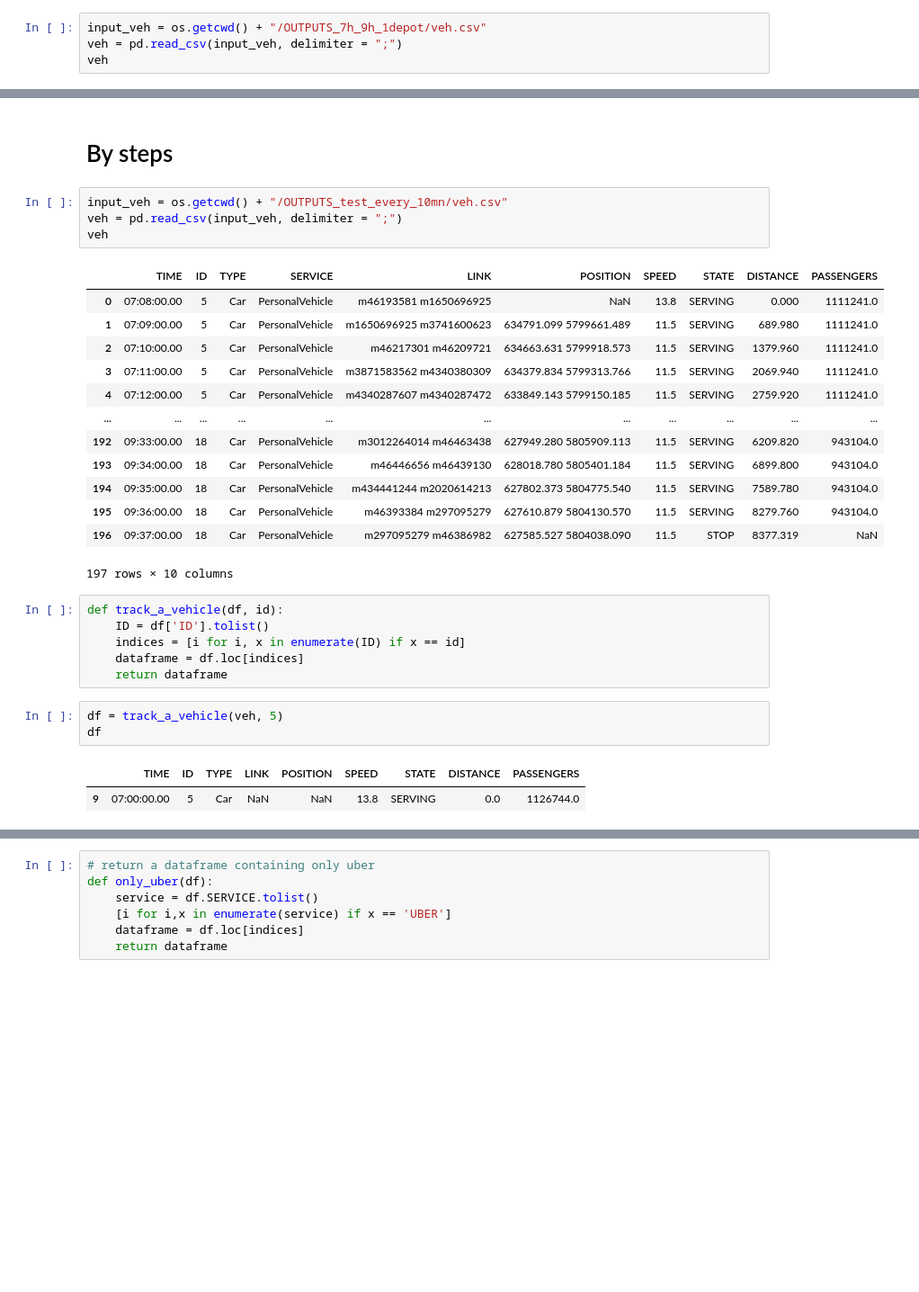
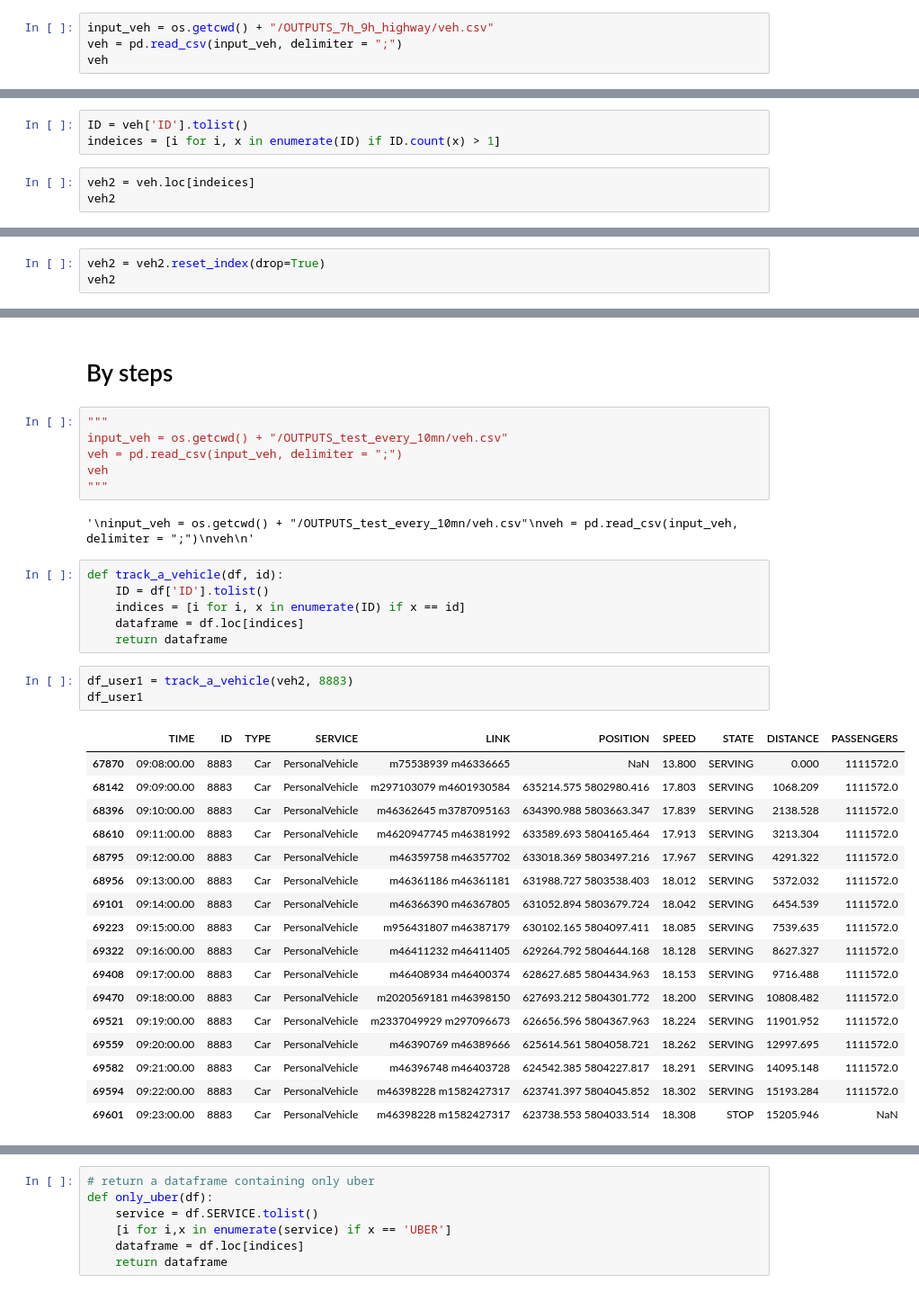
Before and after one commit to Xinyun77/stage_4A, a Jupyter notebook: Indicateur.ipynb, the cells around one changed output, grey strips where cells are left out. Shown at 90% size. Cells and saved outputs as stored; diff of their text form; blank space fills up the shorter version.

```diff
--- a/Indicateur.ipynb
+++ b/Indicateur.ipynb
@@ -9,5 +10,5 @@ from statistics import mean
 # %%
-input_veh = os.getcwd() + "/OUTPUTS_7h_9h_1depot/veh.csv"
+input_veh = os.getcwd() + "/OUTPUTS_7h_9h_highway/veh.csv"
 veh = pd.read_csv(input_veh, delimiter = ";")
 veh
 # %% [output]
@@ -26,0 +35,6 @@ veh
+# %%
+ID = veh['ID'].tolist()
+indeices = [i for i, x in enumerate(ID) if ID.count(x) > 1]
+# %%
+veh2 = veh.loc[indeices]
+veh2
@@ -26,0 +55,3 @@ veh
+# %%
+veh2 = veh2.reset_index(drop=True)
+veh2
@@ -45,23 +94,13 @@ path
 # %% [markdown]
 # By steps
 # %%
+"""
 input_veh = os.getcwd() + "/OUTPUTS_test_every_10mn/veh.csv"
 veh = pd.read_csv(input_veh, delimiter = ";")
 veh
+"""
 # %% [output]
-|  | TIME | ID | TYPE | SERVICE | LINK | POSITION | SPEED | STATE | DISTANCE | PASSENGERS |
-| 0 | 07:08:00.00 | 5 | Car | PersonalVehicle | m46193581 m1650696925 | NaN | 13.8 | SERVING | 0.000 | 1111241.0 |
-| 1 | 07:09:00.00 | 5 | Car | PersonalVehicle | m1650696925 m3741600623 | 634791.099 5799661.489 | 11.5 | SERVING | 689.980 | 1111241.0 |
-| 2 | 07:10:00.00 | 5 | Car | PersonalVehicle | m46217301 m46209721 | 634663.631 5799918.573 | 11.5 | SERVING | 1379.960 | 1111241.0 |
-| 3 | 07:11:00.00 | 5 | Car | PersonalVehicle | m3871583562 m4340380309 | 634379.834 5799313.766 | 11.5 | SERVING | 2069.940 | 1111241.0 |
-| 4 | 07:12:00.00 | 5 | Car | PersonalVehicle | m4340287607 m4340287472 | 633849.143 5799150.185 | 11.5 | SERVING | 2759.920 | 1111241.0 |
-| ... | ... | ... | ... | ... | ... | ... | ... | ... | ... | ... |
-| 192 | 09:33:00.00 | 18 | Car | PersonalVehicle | m3012264014 m46463438 | 627949.280 5805909.113 | 11.5 | SERVING | 6209.820 | 943104.0 |
-| 193 | 09:34:00.00 | 18 | Car | PersonalVehicle | m46446656 m46439130 | 628018.780 5805401.184 | 11.5 | SERVING | 6899.800 | 943104.0 |
-| 194 | 09:35:00.00 | 18 | Car | PersonalVehicle | m434441244 m2020614213 | 627802.373 5804775.540 | 11.5 | SERVING | 7589.780 | 943104.0 |
-| 195 | 09:36:00.00 | 18 | Car | PersonalVehicle | m46393384 m297095279 | 627610.879 5804130.570 | 11.5 | SERVING | 8279.760 | 943104.0 |
-| 196 | 09:37:00.00 | 18 | Car | PersonalVehicle | m297095279 m46386982 | 627585.527 5804038.090 | 11.5 | STOP | 8377.319 | NaN |
-197 rows × 10 columns
+'\ninput_veh = os.getcwd() + "/OUTPUTS_test_every_10mn/veh.csv"\nveh = pd.read_csv(input_veh, delimiter = ";")\nveh\n'
 # %%
 def track_a_vehicle(df, id):
     ID = df['ID'].tolist()
@@ -69,8 +108,23 @@ def track_a_vehicle(df, id):
     dataframe = df.loc[indices]
     return dataframe
 # %%
-df = track_a_vehicle(veh, 5)
-df
+df_user1 = track_a_vehicle(veh2, 8883)
+df_user1
 # %% [output]
-|  | TIME | ID | TYPE | LINK | POSITION | SPEED | STATE | DISTANCE | PASSENGERS |
-| 9 | 07:00:00.00 | 5 | Car | NaN | NaN | 13.8 | SERVING | 0.0 | 1126744.0 |
+|  | TIME | ID | TYPE | SERVICE | LINK | POSITION | SPEED | STATE | DISTANCE | PASSENGERS |
+| 67870 | 09:08:00.00 | 8883 | Car | PersonalVehicle | m75538939 m46336665 | NaN | 13.800 | SERVING | 0.000 | 1111572.0 |
+| 68142 | 09:09:00.00 | 8883 | Car | PersonalVehicle | m297103079 m4601930584 | 635214.575 5802980.416 | 17.803 | SERVING | 1068.209 | 1111572.0 |
+| 68396 | 09:10:00.00 | 8883 | Car | PersonalVehicle | m46362645 m3787095163 | 634390.988 5803663.347 | 17.839 | SERVING | 2138.528 | 1111572.0 |
+| 68610 | 09:11:00.00 | 8883 | Car | PersonalVehicle | m4620947745 m46381992 | 633589.693 5804165.464 | 17.913 | SERVING | 3213.304 | 1111572.0 |
+| 68795 | 09:12:00.00 | 8883 | Car | PersonalVehicle | m46359758 m46357702 | 633018.369 5803497.216 | 17.967 | SERVING | 4291.322 | 1111572.0 |
+| 68956 | 09:13:00.00 | 8883 | Car | PersonalVehicle | m46361186 m46361181 | 631988.727 5803538.403 | 18.012 | SERVING | 5372.032 | 1111572.0 |
+| 69101 | 09:14:00.00 | 8883 | Car | PersonalVehicle | m46366390 m46367805 | 631052.894 5803679.724 | 18.042 | SERVING | 6454.539 | 1111572.0 |
+| 69223 | 09:15:00.00 | 8883 | Car | PersonalVehicle | m956431807 m46387179 | 630102.165 5804097.411 | 18.085 | SERVING | 7539.635 | 1111572.0 |
+| 69322 | 09:16:00.00 | 8883 | Car | PersonalVehicle | m46411232 m46411405 | 629264.792 5804644.168 | 18.128 | SERVING | 8627.327 | 1111572.0 |
+| 69408 | 09:17:00.00 | 8883 | Car | PersonalVehicle | m46408934 m46400374 | 628627.685 5804434.963 | 18.153 | SERVING | 9716.488 | 1111572.0 |
+| 69470 | 09:18:00.00 | 8883 | Car | PersonalVehicle | m2020569181 m46398150 | 627693.212 5804301.772 | 18.200 | SERVING | 10808.482 | 1111572.0 |
+| 69521 | 09:19:00.00 | 8883 | Car | PersonalVehicle | m2337049929 m297096673 | 626656.596 5804367.963 | 18.224 | SERVING | 11901.952 | 1111572.0 |
+| 69559 | 09:20:00.00 | 8883 | Car | PersonalVehicle | m46390769 m46389666 | 625614.561 5804058.721 | 18.262 | SERVING | 12997.695 | 1111572.0 |
+| 69582 | 09:21:00.00 | 8883 | Car | PersonalVehicle | m46396748 m46403728 | 624542.385 5804227.817 | 18.291 | SERVING | 14095.148 | 1111572.0 |
+| 69594 | 09:22:00.00 | 8883 | Car | PersonalVehicle | m46398228 m1582427317 | 623741.397 5804045.852 | 18.302 | SERVING | 15193.284 | 1111572.0 |
+| 69601 | 09:23:00.00 | 8883 | Car | PersonalVehicle | m46398228 m1582427317 | 623738.553 5804033.514 | 18.308 | STOP | 15205.946 | NaN |
```
Also changed, not shown: parts of 32 cells of this notebook.
